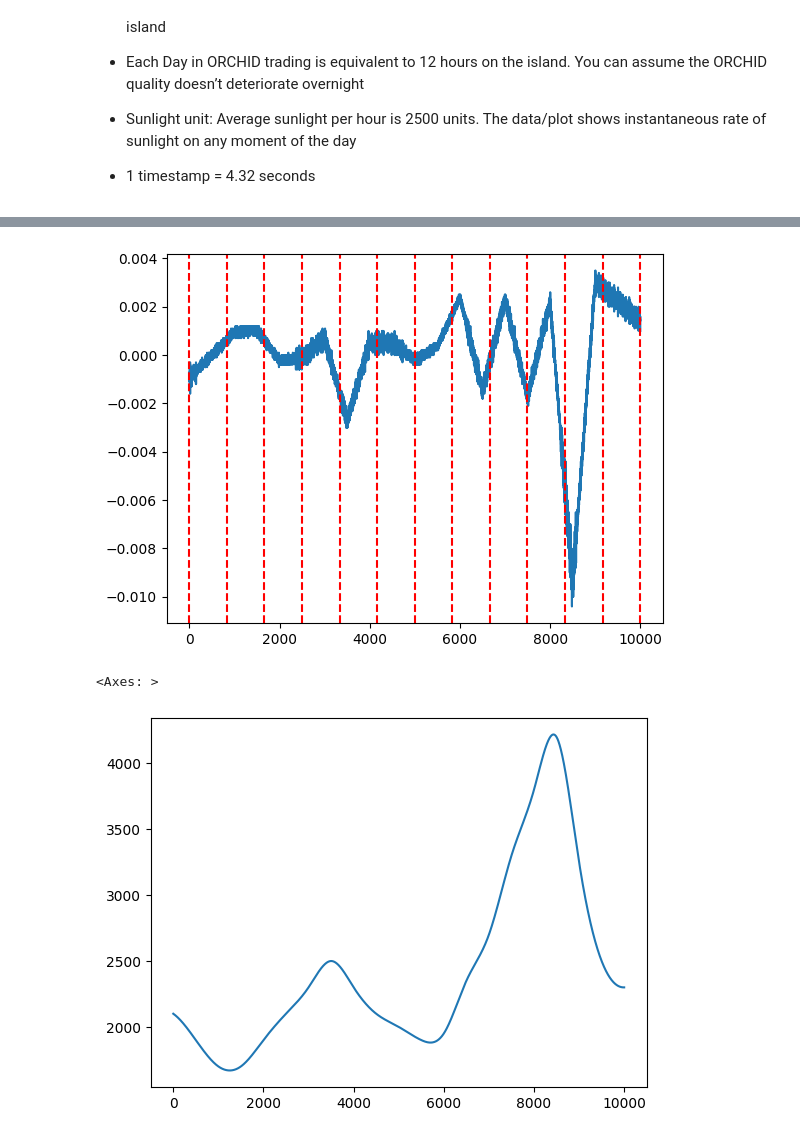
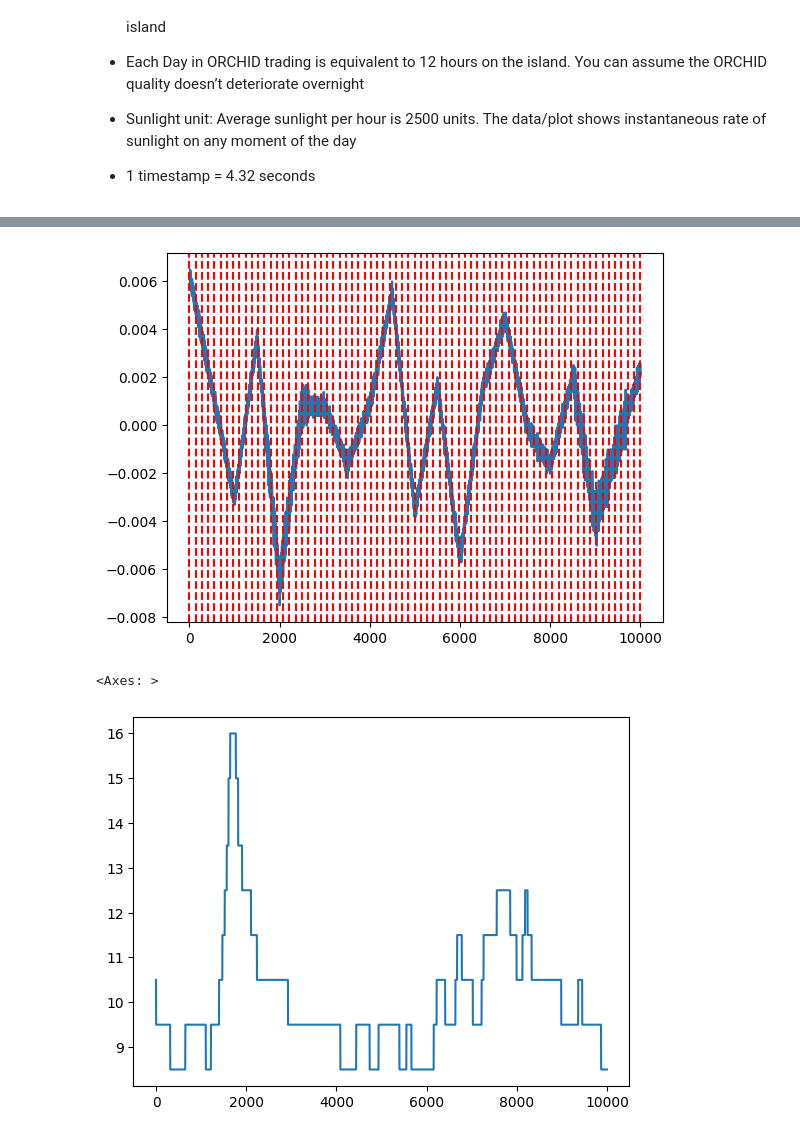
Before and after one commit to naman-doshi/IMCProsperity-2, a Jupyter notebook: R2/analysis.ipynb, the cells around one changed output, grey strips where cells are left out. Saved outputs shown, nothing was run; the diff lists cells and outputs as text; code cells hidden in the pictures.

```diff
--- a/R2/analysis.ipynb
+++ b/R2/analysis.ipynb
@@ -23,7 +23,7 @@ import pandas as pd
 import numpy as np
 import matplotlib.pyplot as plt
 
-df = pd.read_csv('d3.csv', sep=';')
+df = pd.read_csv('d1.csv', sep=';')
 df = df.reset_index(drop=True)
 df = df.drop('timestamp', axis=1)
 
@@ -65,3 +65,7 @@ for i in range(0, len(df)):
     effect[i] = 1 / effect[i]
 
 df['EFFECT'] = effect
+df['EFFECT'].plot()
+# df['EXPORT_TARIFF'].plot()
+# (-df['IMPORT_TARIFF']*5).plot()
+df['epi'] = df['EXPORT_TARIFF'] - df['IMPORT_TARIFF'] + 10 * df['TRANSPORT_FEES']
@@ -72,0 +74,5 @@ df['ORCHIDS'].plot()
+# %%
+df['ORCHIDS'].plot()
+df['epi'] = df['epi'] * df['EFFECT']
+(df['epi']*8+900).rolling(window=150).mean().plot()
+# (df['SUNLIGHT'].diff() * 100 + 1100).plot()
@@ -83,9 +92,9 @@ df['SUNLIGHT'].diff().diff().plot()
 for i in range(0, 12*6+1):
     plt.axvline(x=i*833/6, color='r', linestyle='--')
 # %% [output]
-[figure, old version]
+[figure, new version]
 # %%
-df['SUNLIGHT'].plot()
+df['EXPORT_TARIFF'].plot()
 # %% [output]
 <Axes: >
-[figure, old version]
+[figure, new version]
```
Also changed, not shown: parts of 5 cells of this notebook, 7 other files.
